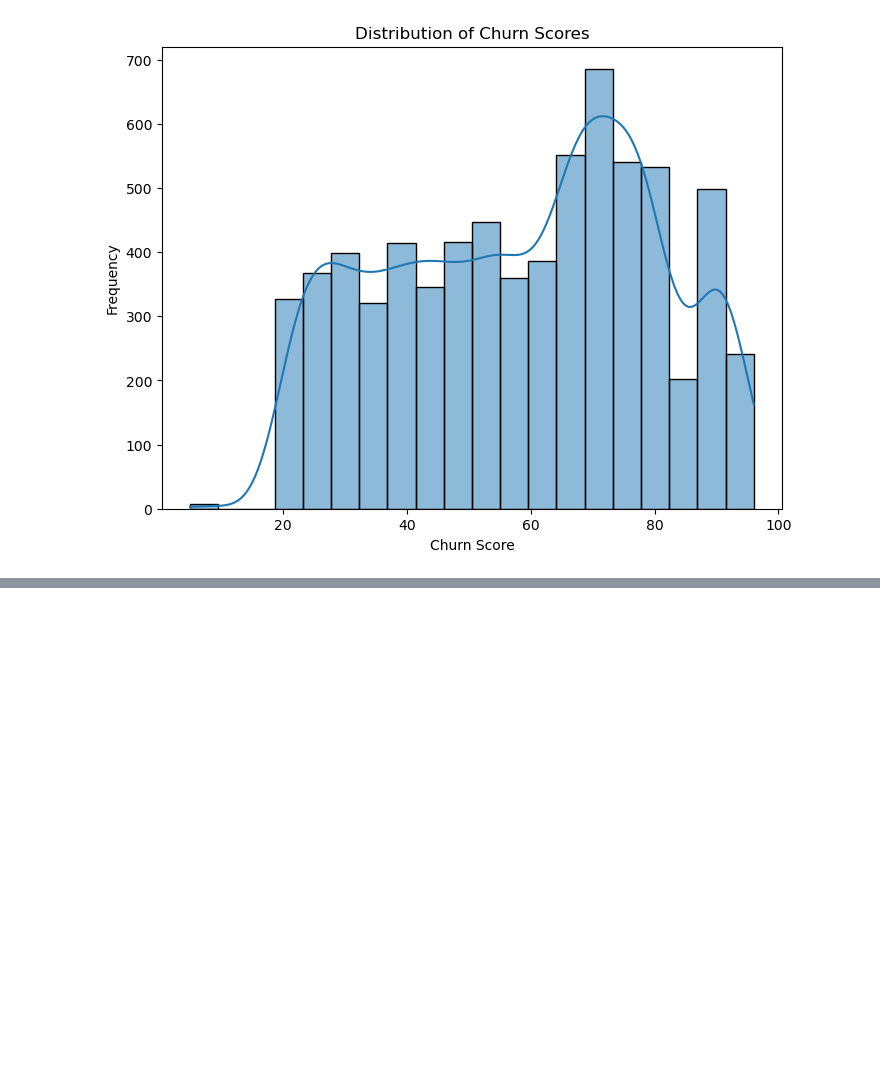
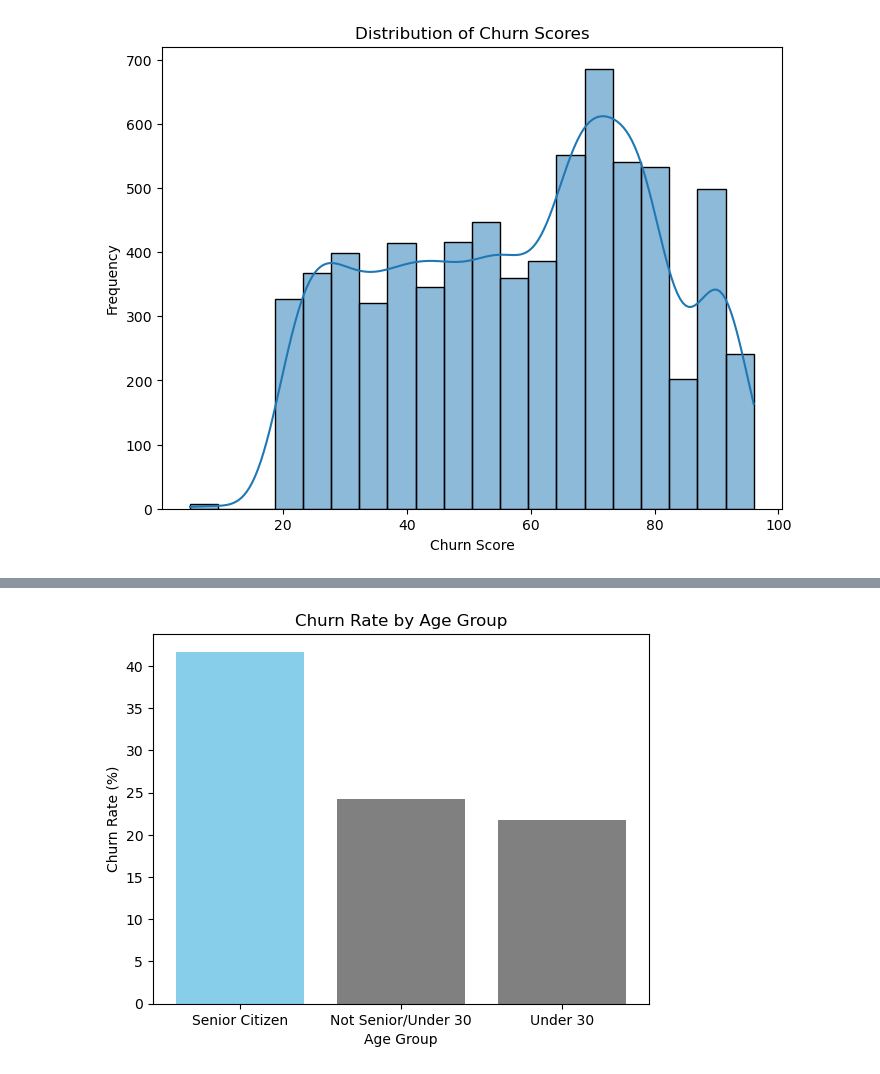
Before and after one commit to Jacky-Lam-CY/PROG74010-DataProject, a Jupyter notebook: PROG74010-DataProject.ipynb, the cells around one changed output, grey strips where cells are left out. Cells and saved outputs as stored; diff of their text form; code cells hidden in the pictures; blank space fills up the shorter version.

```diff
--- a/PROG74010-DataProject.ipynb
+++ b/PROG74010-DataProject.ipynb
@@ -1070,0 +1225,20 @@ Data columns (total 40 columns):
+# %%
+# Calculate churn rate for Senior Citizens, Under 30, and neither group
+# Define a function to categorize customers based on age-related attributes
+def categorize_age_group(row):
+    if row['Senior Citizen'] == 'Yes':
+        return 'Senior Citizen'
+    elif row['Under 30'] == 'Yes':
+        return 'Under 30'
+    else:
+        return 'Not Senior/Under 30'
+
+# Apply the function to categorize each customer
+data['Age Group'] = data.apply(categorize_age_group, axis=1)
+
+# Group by the new Age Group category and calculate churn rates
+age_group_churn = data.groupby('Age Group')['Churn Value'].agg(['count', 'sum'])
+age_group_churn['Churn Rate'] = age_group_churn['sum'] / age_group_churn['count'] * 100
+age_group_churn.sort_values(by='Churn Rate', ascending=False, inplace=True)
+
+age_group_churn
@@ -1070,0 +1251,12 @@ Data columns (total 40 columns):
+# %%
+import matplotlib.pyplot as plt
+
+# Plotting churn rates by age group
+plt.bar(age_group_churn.index, age_group_churn['Churn Rate'], color=['skyblue', 'grey', 'grey'])
+plt.title('Churn Rate by Age Group')
+plt.xlabel('Age Group')
+plt.ylabel('Churn Rate (%)')
+plt.xticks(rotation=0)
+plt.show()
+# %% [output]
+[figure, added]
```
Also changed, not shown: parts of 23 cells of this notebook.
